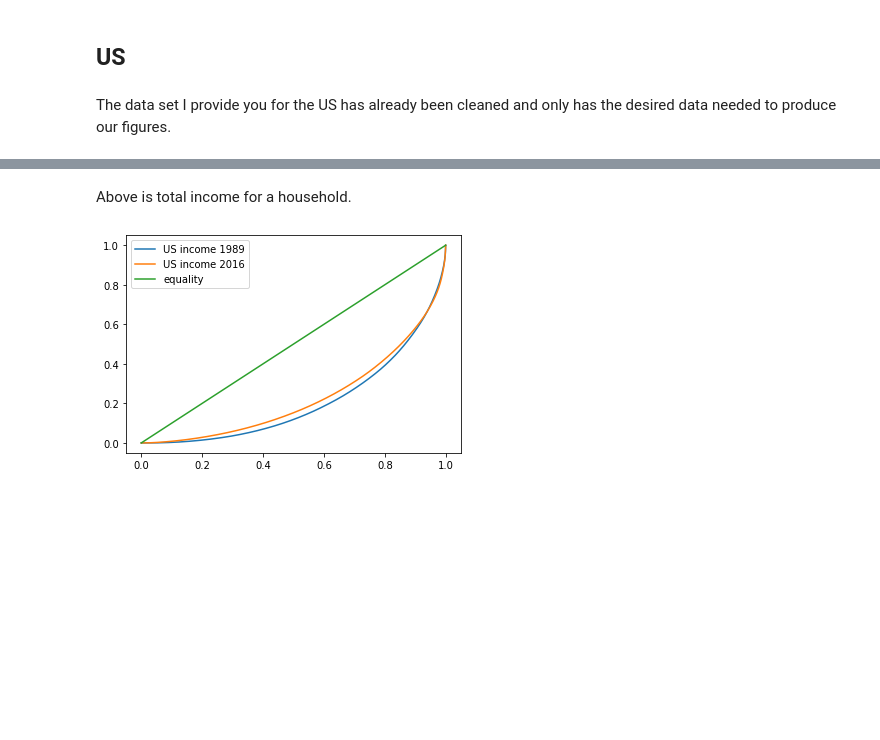
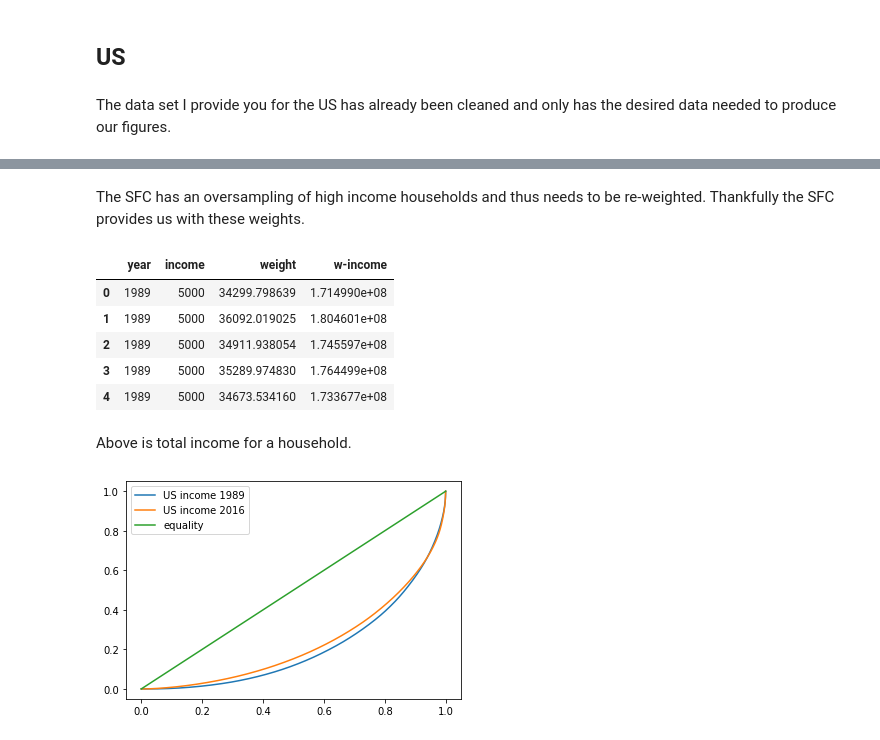
Before and after one commit to Harveyt47/Test, a Jupyter notebook: income_inequality_lecture.ipynb, the cells around one changed output, grey strips where cells are left out. Drawn from its saved outputs; the diff is of its cells as text; code cells hidden in the pictures; blank space fills up the shorter version.

```diff
--- a/income_inequality_lecture.ipynb
+++ b/income_inequality_lecture.ipynb
@@ -186,3 +186,15 @@ us_data.head()
+# %% [markdown]
+The SFC has an oversampling of high income households and thus needs to be re-weighted. Thankfully the SFC provides us with these weights.
+# %%
+us_income['w-income'] = us_income['income']*us_income['weight']
+us_income.head()
+# %% [output]
+|  | year | income | weight | w-income |
+| 0 | 1989 | 5000 | 34299.798639 | 1.714990e+08 |
+| 1 | 1989 | 5000 | 36092.019025 | 1.804601e+08 |
+| 2 | 1989 | 5000 | 34911.938054 | 1.745597e+08 |
+| 3 | 1989 | 5000 | 35289.974830 | 1.764499e+08 |
+| 4 | 1989 | 5000 | 34673.534160 | 1.733677e+08 |
 # %% [markdown]
 Above is total income for a household.
 # %%
```
Also changed, not shown: parts of 6 cells of this notebook, 3 other files.
